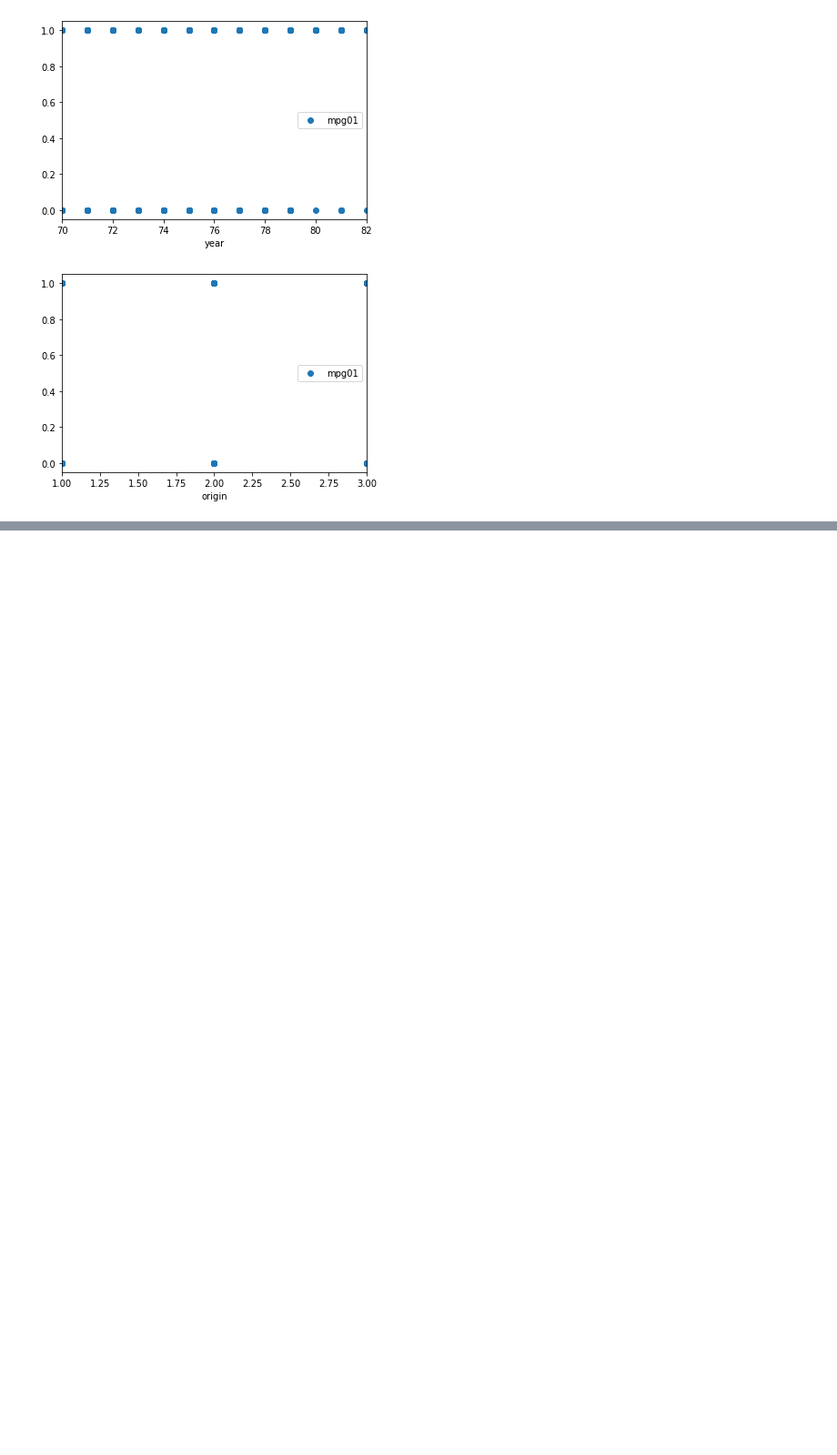
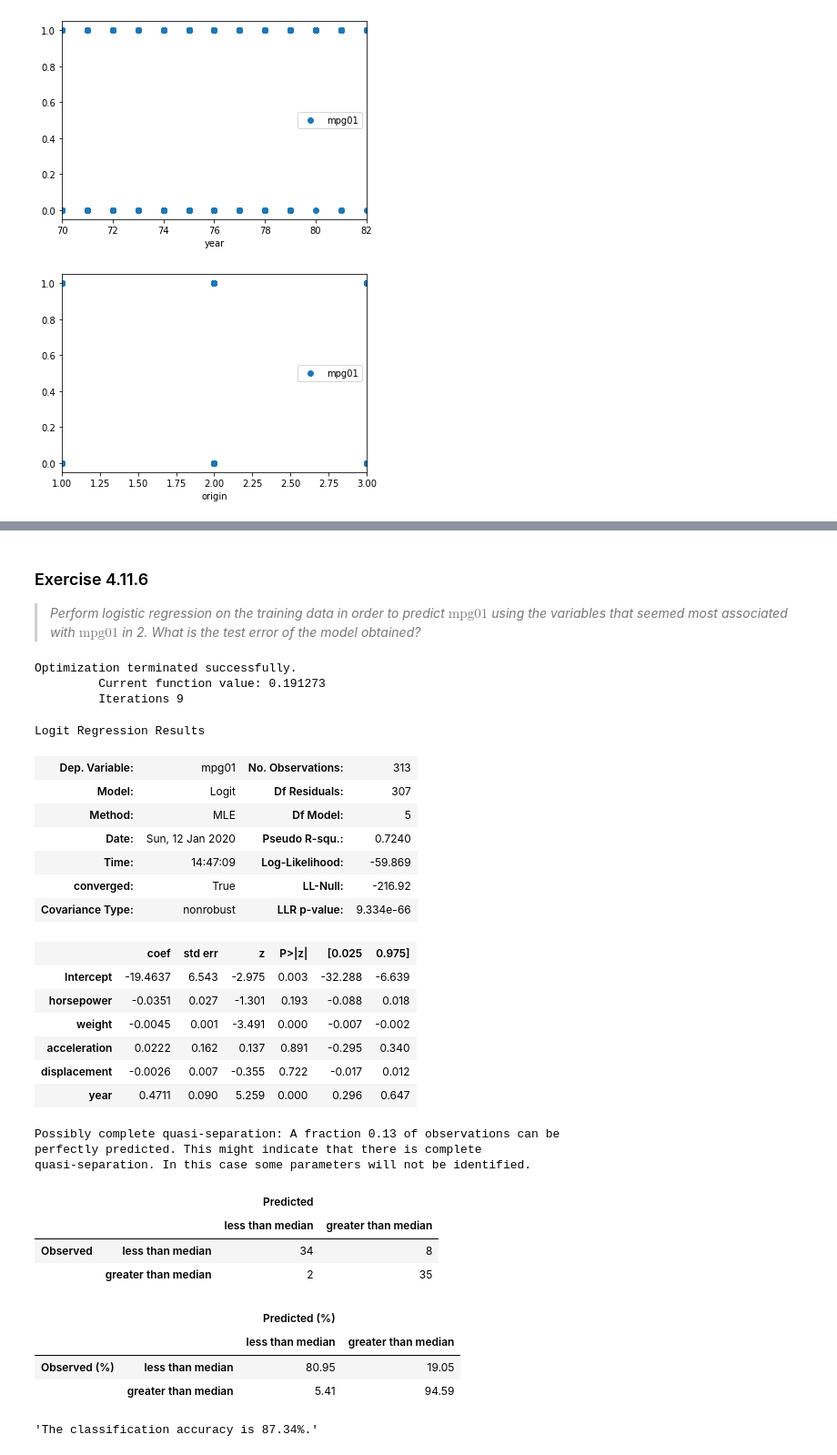
Before and after one commit to HerrBroekman/Python-solutions-for-An-Introduction-to-Statistical-Learning, a Jupyter notebook: Chapter4/Exercise11/4_11.ipynb, the cells around one changed output, grey strips where cells are left out. Shown: that part at 91% size. Drawn from its saved outputs; the diff is of its cells as text; code cells hidden in the pictures; blank space fills up the shorter version.

Commit message:
Finished Exercise 4.11 (see Chapter4/Exercise11/4_11.ipynb).

```diff
--- a/Chapter4/Exercise11/4_11.ipynb
+++ b/Chapter4/Exercise11/4_11.ipynb
@@ -111,0 +124,3 @@ for index, column in enumerate(df.columns):
+# %%
+df_train, df_test = train_test_split(df, test_size=0.2, random_state=42)
+df_train.shape, df_test.shape
@@ -112 +199,63 @@ for index, column in enumerate(df.columns):
+# %% [markdown]
+<h3>Exercise 4.11.6</h3>
+<blockquote>
+    <i>Perform logistic regression on the training data in order to predict $\mathrm{mpg01}$ using the variables that seemed most associated with $\mathrm{mpg01}$ in 2. What is the test error of the model obtained?</i>
+</blockquote>
+# %%
+df_train.insert(0, 'Intercept', 1)
+df_test.insert(0, 'Intercept', 1)
+descriptiveColumns = ['Intercept', 'horsepower', 'weight', 'acceleration', 'displacement', 'year']
+df_X_train = df_train[descriptiveColumns]
+df_Y_train = df_train[targetColumn]
+df_X_test = df_test[descriptiveColumns]
+df_Y_test = df_test[targetColumn]
+
+model = sm.Logit(df_Y_train, df_X_train)
+fitted = model.fit()
+fitted.summary()
+
+sr_Y_pred = fitted.predict(df_X_test)
+df_Y_test_and_pred = pd.DataFrame({
+    'Observed': df_Y_test['mpg01'],
+    'Predicted': np.where(sr_Y_pred > 0.5, 1, 0),
+})
+df_confusion, df_confusion_pct = createConfusionMatrixFromOutOfSampleData(df=df_Y_test_and_pred, binaryMap={0: 'less than median', 1: 'greater than median'})
+df_confusion
+df_confusion_pct.round(2)
+
+confusion_matrix = df_confusion.to_numpy()
+TN, FP, FN, TP = confusion_matrix[0, 0], confusion_matrix[0, 1], confusion_matrix[1, 0], confusion_matrix[1, 1]
+class_acc = 100 * ((TP + TN) / (TN + FP + FN + TP))
+f'The classification accuracy is {class_acc:.2f}%.'
+# %% [output]
+Optimization terminated successfully.
+         Current function value: 0.191273
+         Iterations 9
+Logit Regression Results
+| Dep. Variable: | mpg01 | No. Observations: | 313 |
+| Model: | Logit | Df Residuals: | 307 |
+| Method: | MLE | Df Model: | 5 |
+| Date: | Sun, 12 Jan 2020 | Pseudo R-squ.: | 0.7240 |
+| Time: | 14:47:09 | Log-Likelihood: | -59.869 |
+| converged: | True | LL-Null: | -216.92 |
+| Covariance Type: | nonrobust | LLR p-value: | 9.334e-66 |
+|  | coef | std err | z | P>|z| | [0.025 | 0.975] |
+| Intercept | -19.4637 | 6.543 | -2.975 | 0.003 | -32.288 | -6.639 |
+| horsepower | -0.0351 | 0.027 | -1.301 | 0.193 | -0.088 | 0.018 |
+| weight | -0.0045 | 0.001 | -3.491 | 0.000 | -0.007 | -0.002 |
+| acceleration | 0.0222 | 0.162 | 0.137 | 0.891 | -0.295 | 0.340 |
+| displacement | -0.0026 | 0.007 | -0.355 | 0.722 | -0.017 | 0.012 |
+| year | 0.4711 | 0.090 | 5.259 | 0.000 | 0.296 | 0.647 |
+Possibly complete quasi-separation: A fraction 0.13 of observations can be
+perfectly predicted. This might indicate that there is complete
+quasi-separation. In this case some parameters will not be identified.
+|  |  | Predicted |  |
+|  |  | less than median | greater than median |
+| Observed | less than median | 34 | 8 |
+|  | greater than median | 2 | 35 |
+|  |  | Predicted (%) |  |
+|  |  | less than median | greater than median |
+| Observed (%) | less than median | 80.95 | 19.05 |
+|  | greater than median | 5.41 | 94.59 |
+'The classification accuracy is 87.34%.'
 # %% [markdown]
```
Also changed, not shown: parts of 11 cells of this notebook.
